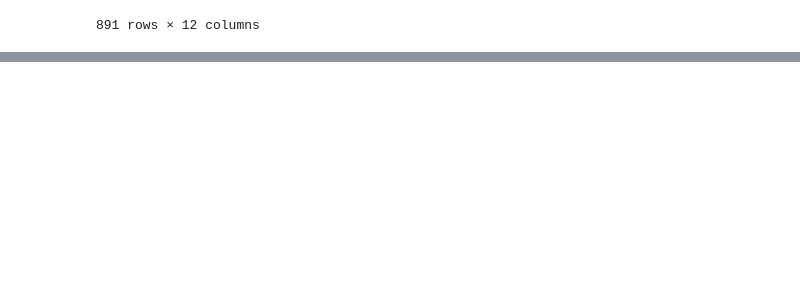
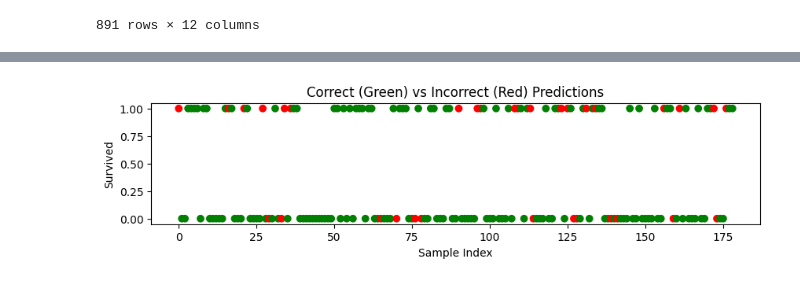
Before and after one commit to Dhusnic/Code_For_Tutorials, a Jupyter notebook: Machine Learning/Practical problems/titanic_surviour.ipynb, the cells around one changed output, grey strips where cells are left out. Drawn from its saved outputs; the diff is of its cells as text; code cells hidden in the pictures; blank space fills up the shorter version.

```diff
--- a/Machine Learning/Practical problems/titanic_surviour.ipynb
+++ b/Machine Learning/Practical problems/titanic_surviour.ipynb
@@ -22,0 +296,12 @@ df
+# %%
+correct = (y_test.values == y_pred)
+colors = ['green' if c else 'red' for c in correct]
+
+plt.figure(figsize=(10, 2))
+plt.scatter(range(len(y_test)), y_test, c=colors, label='Actual', marker='o')
+plt.title('Correct (Green) vs Incorrect (Red) Predictions')
+plt.xlabel('Sample Index')
+plt.ylabel('Survived')
+plt.show()
+# %% [output]
+[figure, added]
```
Also changed, not shown: parts of 22 cells of this notebook, 2 other files.
